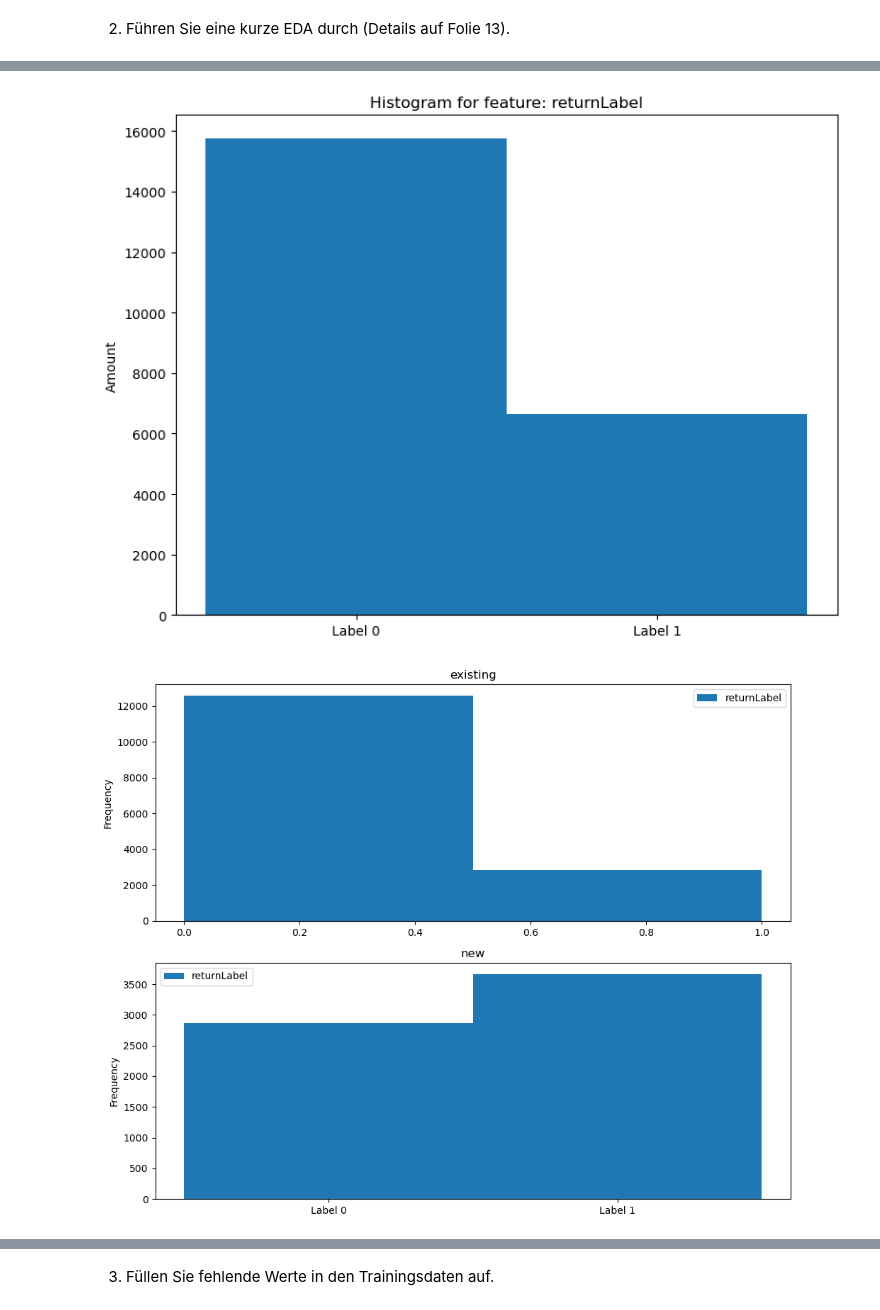
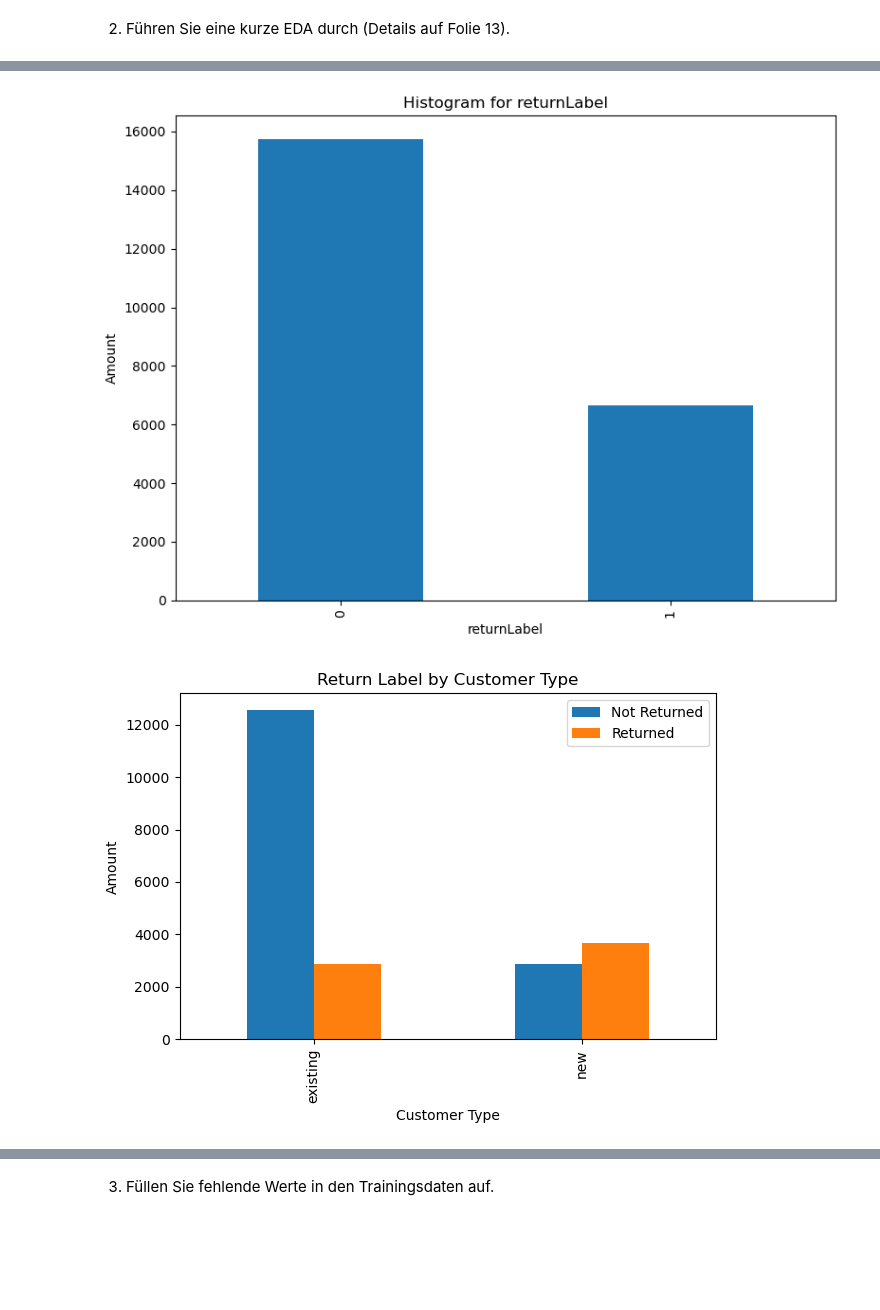
Before and after one commit to ClaraSto/ml-projekt-ss25, a Jupyter notebook: projekt.ipynb, the cells around one changed output, grey strips where cells are left out. Drawn from its saved outputs; the diff is of its cells as text; code cells hidden in the pictures; blank space fills up the shorter version.

```diff
--- a/projekt.ipynb
+++ b/projekt.ipynb
@@ -33,21 +32,20 @@ plt.show()
 # %%
-ax = train_df['returnLabel'].plot.hist(bins=2, figsize=(8, 6), title='Histogramm von totalAmount')
+ax = train_df['returnLabel'].value_counts().plot.bar(figsize=(8, 6), title='Histogram for returnLabel')
 
-plt.title('Histogram for feature: returnLabel')
-plt.xticks([0.25, 0.75], ['Label 0', 'Label 1'])
 ax.set_ylabel('Amount')
 plt.tight_layout()
 plt.show()
 # %% [output]
-[figure, old version]
+[figure, new version]
 # %%
-ax = train_df.plot.hist(column=["returnLabel"], by="customerType", figsize=(10, 8), bins=2 )
-plt.xticks([0.25, 0.75], ['Label 0', 'Label 1'])
+return_by_customer = train_df.groupby(['customerType', 'returnLabel']).size().unstack(fill_value=0)
+ax =return_by_customer.plot.bar(title='Return Label by Customer Type')
+ax.set_ylabel('Amount')
+ax.set_xlabel('Customer Type')
+ax.legend(['Not Returned', 'Returned'])
+
 plt.tight_layout()
-
 plt.show()
-
-#TODO: x-Achsenbeschriftung oben besser machen
 # %% [output]
-[figure, old version]
+[figure, new version]
 # %%
```
Also changed, not shown: parts of 7 cells of this notebook.
